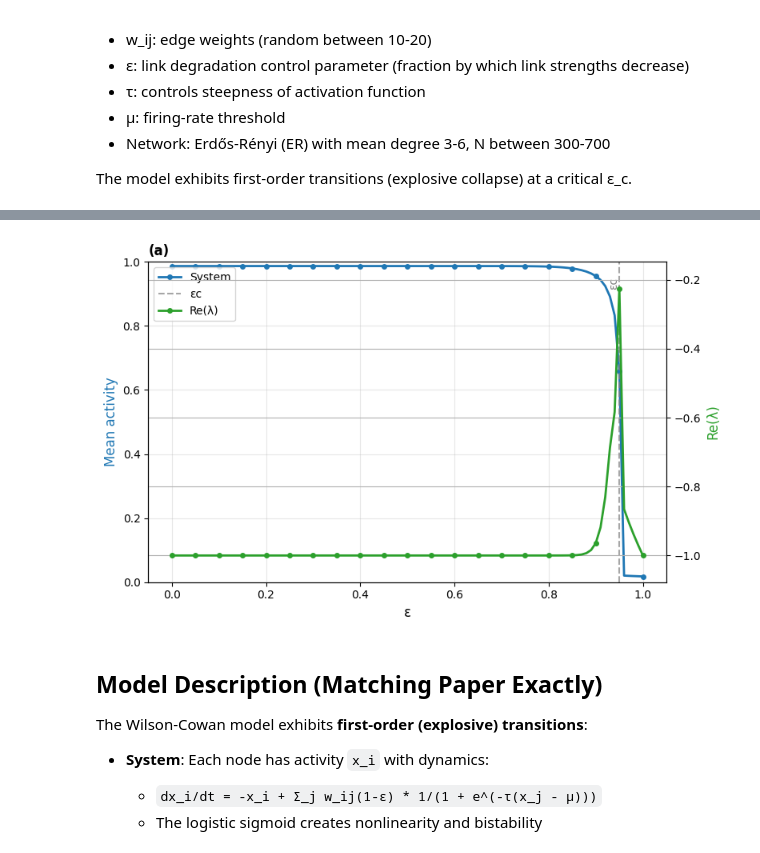
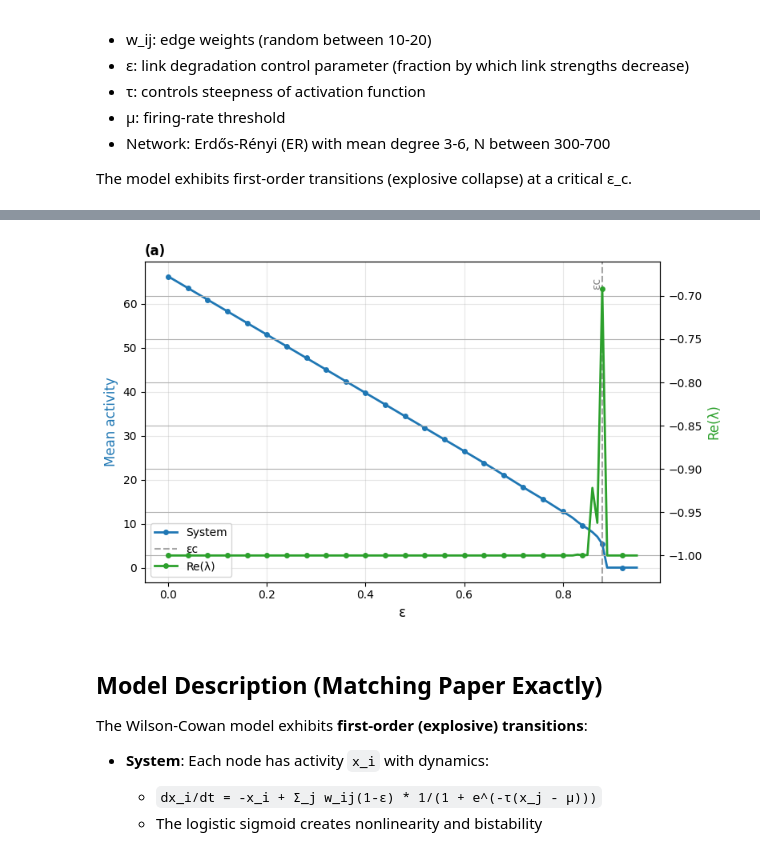
Before and after one commit to RaunakSeksaria/EWS-Financial-Networks, a Jupyter notebook: wilson_cowan_clean.ipynb, the cells around one changed output, grey strips where cells are left out. Cells and saved outputs as stored; diff of their text form; code cells hidden in the pictures.

```diff
--- a/wilson_cowan_clean.ipynb
+++ b/wilson_cowan_clean.ipynb
@@ -39,14 +39,16 @@ weight_max = 20.0
 # After normalizing weights, we need to tune tau and mu to get transition around ε=0.98
 # and have the low-activity branch decrease slightly before transition
 tau = 8.0               # τ: controls steepness of activation function
-mu = 0.5                # μ: firing-rate threshold (positive threshold helps create bistability)
+mu = 4.0                # μ: firing-rate threshold (positive threshold helps create bistability)
 
 # Epsilon sweep (control parameter - link degradation)
 # Paper: increase ε from 0 to 1 in steps of 0.01
 epsilon_min = 0.0
 epsilon_max = 1.0
 epsilon_step = 0.01
-num_eps = int((epsilon_max - epsilon_min) / epsilon_step) + 1
+#num_eps = int((epsilon_max - epsilon_min) / epsilon_step) + 1
+epsilon_values = np.arange(epsilon_min, epsilon_max + epsilon_step, epsilon_step)
+num_eps = len(epsilon_values)
 
 # Convergence parameters
 max_iter = 50000        # maximum iterations for steady state
@@ -74,8 +76,8 @@ for (i, j) in G.edges():
 # Scale weights to create transition around ε=0.98 instead of ε=1.0
 # The effective coupling is (1-ε) * weights, so we need to scale weights appropriately
 # to get the right transition point. Scale factor controls where transition occurs.
-weight_scale = 0.3  # Scale down weights so transition happens earlier (around 0.98)
-W = W * weight_scale
+# weight_scale = 0.3  # Scale down weights so transition happens earlier (around 0.98)
+# W = W * weight_scale
 
 # Convert to sparse CSR format for efficiency
 W_sparse = sp.csr_matrix(W, dtype=float)
@@ -84,7 +86,7 @@ actual_mean_degree = W_sparse.nnz / N
 print(f"Network: {W_sparse.shape}, {W_sparse.nnz} nonzeros")
 print(f"Mean degree: {actual_mean_degree:.2f}")
 print(f"Original weight range: [{weight_min:.2f}, {weight_max:.2f}]")
-print(f"Scaled weight range: [{np.min(W[W>0]):.4f}, {np.max(W):.4f}] (scale factor: {weight_scale})")
+#print(f"Scaled weight range: [{np.min(W[W>0]):.4f}, {np.max(W):.4f}] (scale factor: {weight_scale})")
 # %% [output]
 Network: (300, 300), 1342 nonzeros
 Mean degree: 4.47
@@ -347,34 +352,34 @@ ax1.set_ylabel("Mean activity", color="tab:blue", fontsize=12)
 ax2.set_ylabel("Re(λ)", color="tab:green", fontsize=12)
 
 # Fix y-axis scaling - match paper ranges as closely as possible
-ax1.set_ylim(0.0, 1.0)
+#ax1.set_ylim(0.0, 1.0)
 # For Re(λ), set appropriate range based on data
 if len(plot_dom_eig_real) > 0:
     re_lambda_min = np.min(plot_dom_eig_real)
     re_lambda_max = np.max(plot_dom_eig_real)
     # Add some margin
     re_lambda_range = re_lambda_max - re_lambda_min
     if re_lambda_range > 0:
         ax2.set_ylim(re_lambda_min - 0.1*re_lambda_range, re_lambda_max + 0.1*re_lambda_range)
     else:
         ax2.margins(y=0.1)
 
 # Tipping point line - gray dashed to match paper
 if eps_c is not None:
     ax1.axvline(eps_c, color="gray", linestyle="--", alpha=0.7, linewidth=1.5, label="εc")
     ax1.text(eps_c, ax1.get_ylim()[1]*0.95, f"εc", rotation=90,
              va="top", ha="right", fontsize=10, color="gray")
 
 # Legends
 lines1, labels1 = ax1.get_legend_handles_labels()
 lines2, labels2 = ax2.get_legend_handles_labels()
 ax1.legend(lines1 + lines2, labels1 + labels2, loc="best", fontsize=10)
 
 # Grid
 ax1.grid(True, alpha=0.3)
 
 plt.title("(a)", fontsize=12, loc="left", fontweight="bold")
 plt.tight_layout()
 plt.show()
 # %% [output]
-[figure, old version]
+[figure, new version]
```
Also changed, not shown: parts of 15 cells of this notebook, 1 other file.
